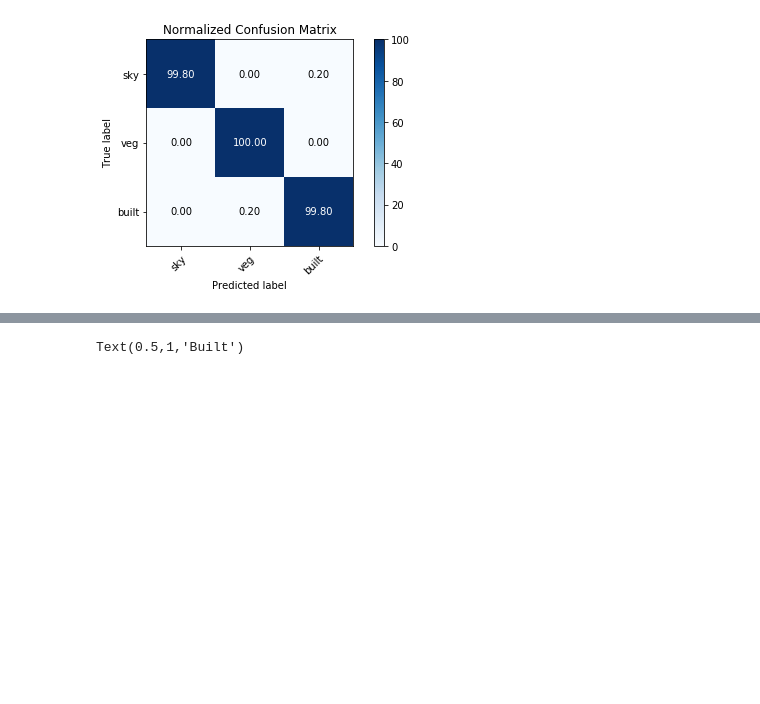
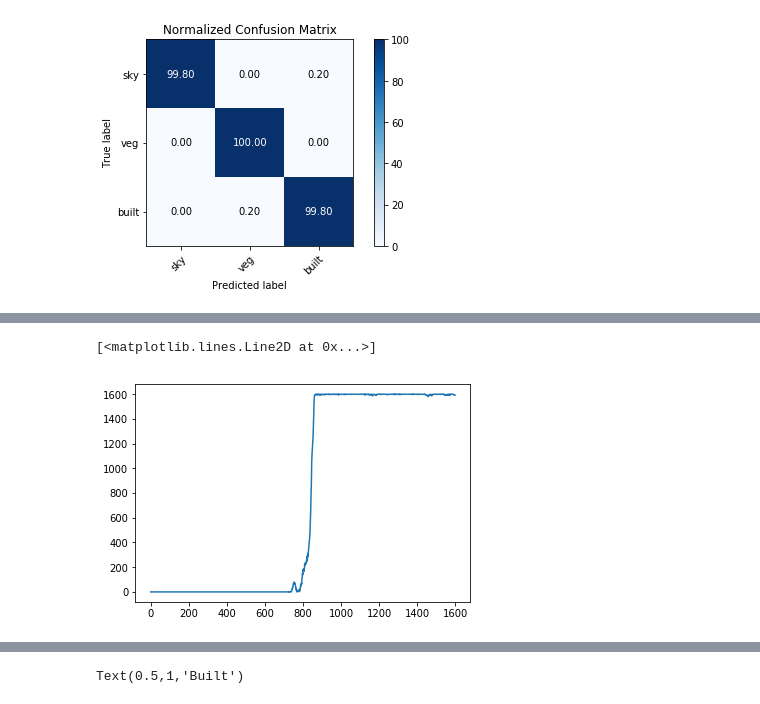
Before and after one commit to faridqamar/uo_vegetation, a Jupyter notebook: veg_pix_decision_tree.ipynb, the cells around one changed output, grey strips where cells are left out. Drawn from its saved outputs; the diff is of its cells as text; code cells hidden in the pictures; blank space fills up the shorter version.

```diff
--- a/veg_pix_decision_tree.ipynb
+++ b/veg_pix_decision_tree.ipynb
@@ -467,0 +469,9 @@ fig.savefig("./output/plots/2_decision_tree_class_prediction_error_of_veg_00108.
+# %%
+veg_by_row = np.zeros(cube_sub.shape[1])
+for row in range(0, cube_sub.shape[1]):
+    veg_by_row[row] = np.count_nonzero(predictCube_reshape[row,:])
+
+plt.plot(np.arange(0,cube_sub.shape[1]), veg_by_row)
+# %% [output]
+[<matplotlib.lines.Line2D at 0x...>]
+[figure, added]
```
Also changed, not shown: parts of 3 cells of this notebook, 1 other file.
